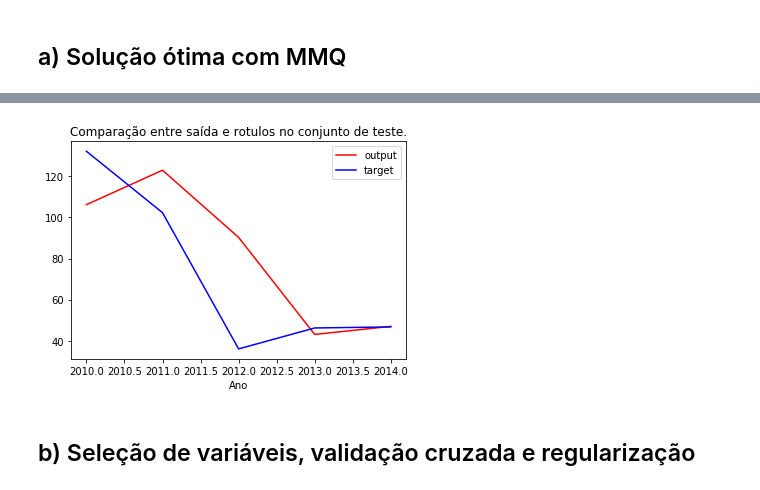
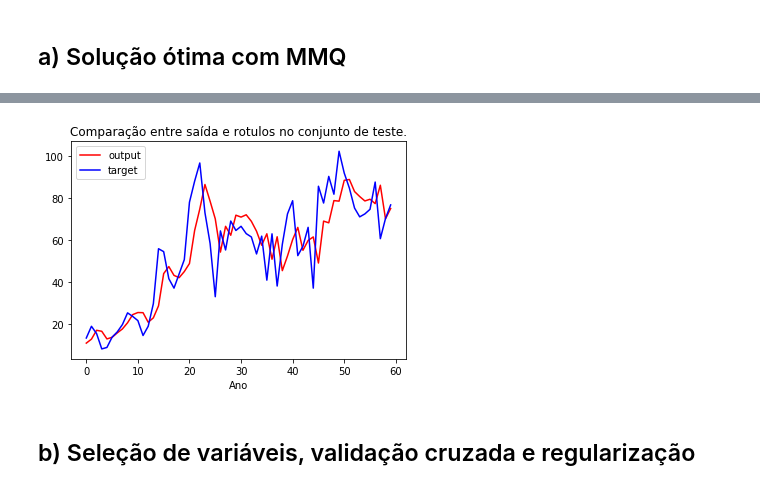
Before and after one commit to RafaelGoncalves8/machine-learning, a Jupyter notebook: deliver/EFC1 - Regressao Linear.ipynb, the cells around one changed output, grey strips where cells are left out. Saved outputs shown, nothing was run; the diff lists cells and outputs as text; code cells hidden in the pictures.

```diff
--- a/deliver/EFC1 - Regressao Linear.ipynb
+++ b/deliver/EFC1 - Regressao Linear.ipynb
@@ -135,8 +138,8 @@ def rmse(output, target):
 # %% [markdown]
 ### Regressão linear na forma matricial
 # %%
-linreg = lambda W, X: np.dot(X, W)
+linreg = lambda W, Phi: np.dot(Phi, W)
 # %% [markdown]
 ## a) Solução ótima com MMQ
 # %%
-mmq = lambda X, y: np.dot(np.dot(np.linalg.inv(np.dot(X.T, X)), X.T), y)
+mmq = lambda Phi, y: np.dot(np.dot(np.linalg.inv(np.dot(Phi.T, Phi)), Phi.T), y)
@@ -146,6 +146,8 @@ W_test = mmq(X_test_bias, y_test)
+# %%
+w = mmq(Phi_train, y_train)
 # %%
-out_train = linreg(W_train, X_train_bias)
-out_test = linreg(W_train, X_test_bias)
+out_train = linreg(w, Phi_train)
+out_test = linreg(w, Phi_test)
 # %%
 print("RMSE do conjunto de treino: {}\nRMSE do conjunto de teste: {}".format(rmse(out_train, y_train), rmse(out_test, y_test)))
 # %% [output]
@@ -154,12 +156,11 @@ RMSE do conjunto de teste: 28.492530791192834
 # %%
-x_axis = [2010, 2011, 2012, 2013, 2014]
-plt.plot(x_axis, out_test, '-r')
-plt.plot(x_axis, y_test, '-b')
+plt.plot(out_test, '-r')
+plt.plot(y_test, '-b')
 plt.xlabel('Ano')
 plt.legend(('output', 'target'))
 plt.title('Comparação entre saída e rotulos no conjunto de teste.')
 plt.show()
 # %% [output]
-[figure, old version]
+[figure, new version]
 # %% [markdown]
 ## b) Seleção de variáveis, validação cruzada e regularização
```
Also changed, not shown: parts of 28 cells of this notebook.
